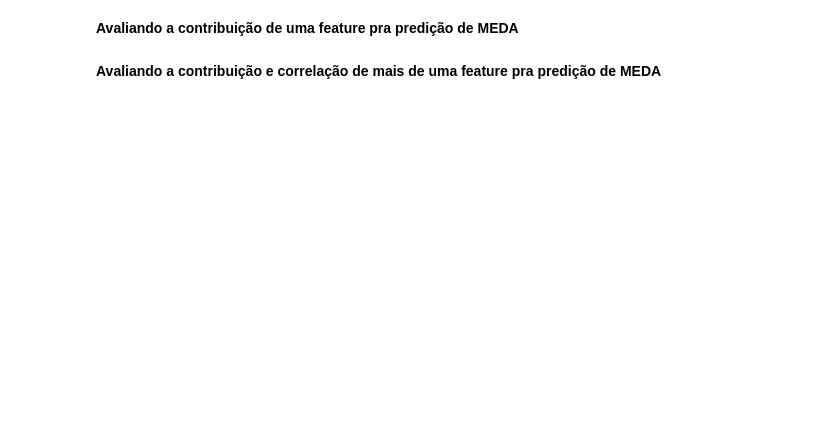
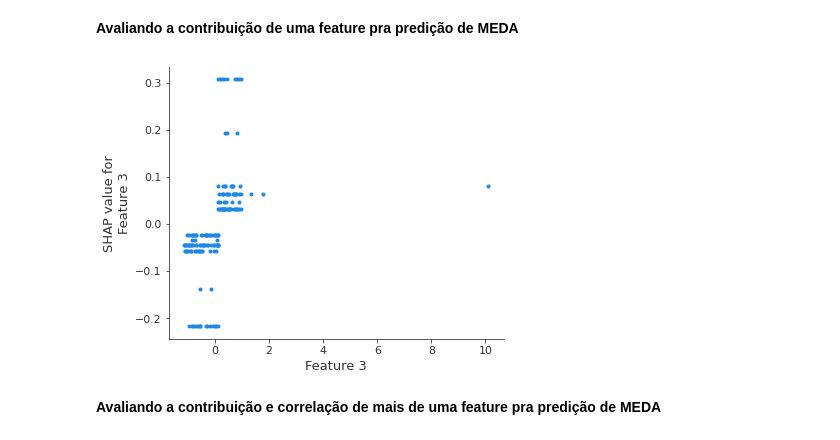
Before and after one commit to inf032/introducaoML, a Jupyter notebook: Farm05.Avaliacao_Preditores.ipynb, the cells around one changed output. Cells and saved outputs as stored; diff of their text form; code cells hidden in the pictures; blank space fills up the shorter version.

```diff
--- a/Farm05.Avaliacao_Preditores.ipynb
+++ b/Farm05.Avaliacao_Preditores.ipynb
@@ -375,7 +382,9 @@ shap.summary_plot(shap_values[0], X_train_transformed, feature_names=feature_lis
 # %% [markdown]
 **Avaliando a contribuição de uma feature pra predição de MEDA**
 # %%
-shap.dependence_plot(feature_list.index('NA_K'), shap_values[0], X_train_transformed, interaction_index=None)
+shap.dependence_plot(feature_list.index('IDADE'), shap_values[0], X_train_transformed, interaction_index=None)
+# %% [output]
+[figure, added]
 # %% [markdown]
 **Avaliando a contribuição e correlação de mais de uma feature pra predição de MEDA**
 # %%
```
Also changed, not shown: parts of 7 cells of this notebook.
